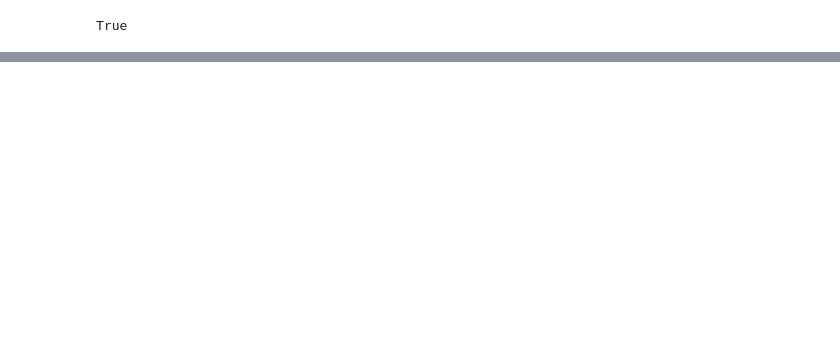
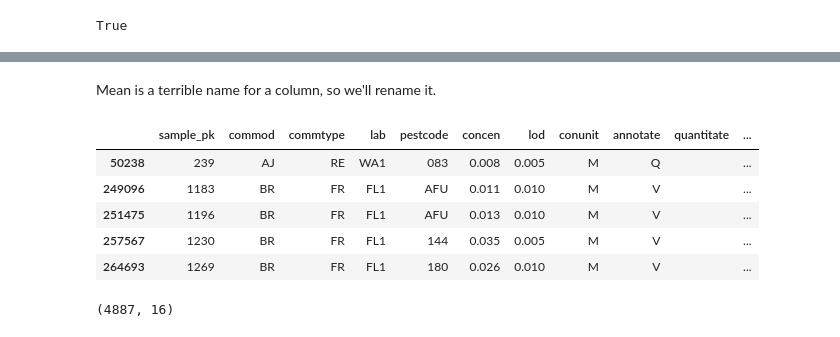
Before and after one commit to cenuno/dsc-3-final-project, a Jupyter notebook: EDA.ipynb, the cells around one changed output, grey strips where cells are left out. Drawn from its saved outputs; the diff is of its cells as text; code cells hidden in the pictures; blank space fills up the shorter version.

```diff
--- a/EDA.ipynb
+++ b/EDA.ipynb
@@ -107,0 +53,2 @@ Drop irrelevant attributes: `concen`, `confmethod`, `determin`, `extract`, `pest
+# %%
+irrelevant = ['confmethod', 'confmethod2', 'testclass']
@@ -140,0 +110,16 @@ dtype: int64
+# %% [markdown]
+Mean is a terrible name for a column, so we'll rename it.
+# %%
+results.rename(columns={'mean':'avg_detect'}, inplace=True)
+results.head()
+# %% [output]
+|  | sample_pk | commod | commtype | lab | pestcode | concen | lod | conunit | annotate | quantitate | ... |
+| 50238 | 239 | AJ | RE | WA1 | 083 | 0.008 | 0.005 | M | Q |  | ... |
+| 249096 | 1183 | BR | FR | FL1 | AFU | 0.011 | 0.010 | M | V |  | ... |
+| 251475 | 1196 | BR | FR | FL1 | AFU | 0.013 | 0.010 | M | V |  | ... |
+| 257567 | 1230 | BR | FR | FL1 | 144 | 0.035 | 0.005 | M | V |  | ... |
+| 264693 | 1269 | BR | FR | FL1 | 180 | 0.026 | 0.010 | M | V |  | ... |
+# %%
+results.shape
+# %% [output]
+(4887, 16)
```
Also changed, not shown: parts of 36 cells of this notebook.
